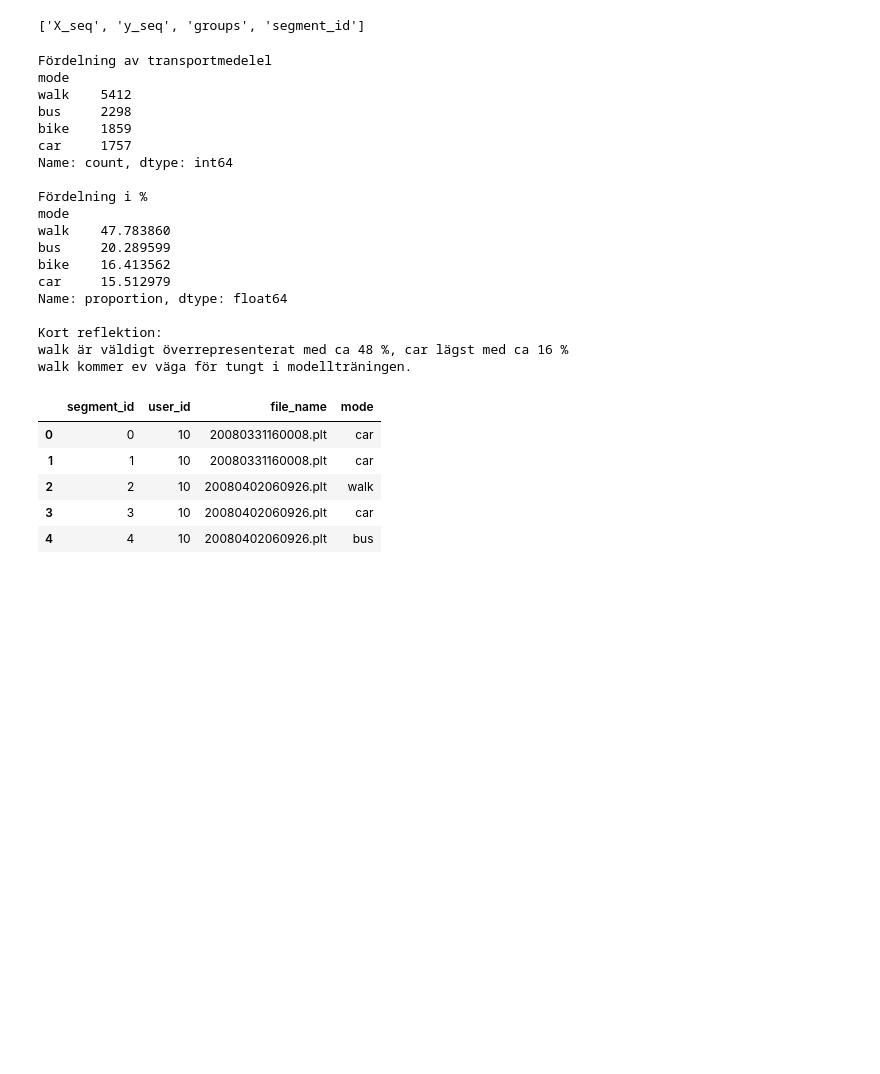
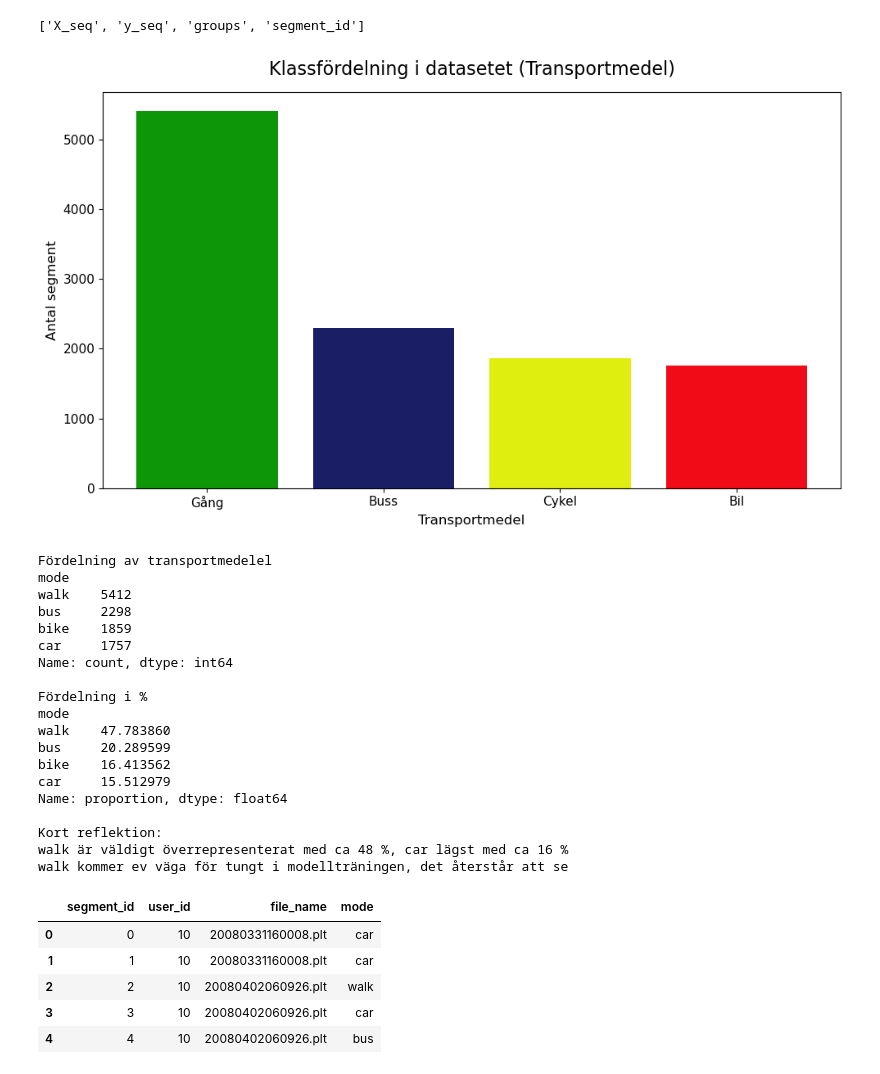
Before and after one commit to phedstroem/Ass2_GIK2JX_Group7, a Jupyter notebook: Ass2_GIK2JX_GROUP7.ipynb, the cells around one changed output. Cells and saved outputs as stored; diff of their text form; code cells hidden in the pictures; blank space fills up the shorter version.

```diff
--- a/Ass2_GIK2JX_GROUP7.ipynb
+++ b/Ass2_GIK2JX_GROUP7.ipynb
@@ -14,27 +13,58 @@ print(sequence.files)
 # %% [output]
 ['X_seq', 'y_seq', 'groups', 'segment_id']
 # %%
+# Importer
+import matplotlib.pyplot as plt
+import seaborn as sns
+
 # Läs in csv-filen features för att utforska.
 df_features = pd.read_csv('data/segment_features.csv', sep=None, engine='python')
 
-# Visa de första raderna så man får en överblick
-df_features.head()
-print()
+# Bar chart över klassfördelningen
 
-# Vi kollar hur klassfördelningen ser ut. (mode)
-# Är något transportmedel överrepresenterat?
+# Hämtar fördelningen
+counts = df_features['mode'].value_counts()
+
+# Översätter klasserna till svesnka
+swedish_labels = []
+for eng_name in counts.index:
+    if eng_name == 'walk': swedish_labels.append('Gång')
+    elif eng_name == 'car': swedish_labels.append('Bil')
+    elif eng_name == 'bus': swedish_labels.append('Buss')
+    elif eng_name == 'bike': swedish_labels.append('Cykel')
+    else: swedish_labels.append(str(eng_name)) # Fallback om det är något annat
+
+# Skapar diagrammet
+plt.figure(figsize=(10, 6))
+
+# ritar staplarna med de svenska namnen på X-axeln
+plt.bar(swedish_labels, counts.values, color=["#0E9609", "#1a1f65", "#dfee0e", "#f10b17"])
+
+# Rubriker och etiketter
+plt.title('Klassfördelning i datasetet (Transportmedel)', fontsize=16, pad=15)
+plt.xlabel('Transportmedel', fontsize=12)
+plt.ylabel('Antal segment', fontsize=12)
+
+plt.xticks(fontsize=11)
+plt.yticks(fontsize=11)
+
+plt.tight_layout()
+plt.show()
+
+# Vi kollar hur klassfördelningen ser ut mer exakt. (mode)
 print("Fördelning av transportmedelel")
 print(df_features['mode'].value_counts())
 print()
 
 # I procent
 print("Fördelning i %")
 print(df_features['mode'].value_counts(normalize=True) * 100)
 print()
 print("Kort reflektion:")
 print("walk är väldigt överrepresenterat med ca 48 %, car lägst med ca 16 %")
-print("walk kommer ev väga för tungt i modellträningen.")
+print("walk kommer ev väga för tungt i modellträningen, det återstår att se")
 # %% [output]
+[figure, added]
 Fördelning av transportmedelel
 mode
 walk    5412
@@ -53,7 +83,7 @@ Name: proportion, dtype: float64
 
 Kort reflektion:
 walk är väldigt överrepresenterat med ca 48 %, car lägst med ca 16 %
-walk kommer ev väga för tungt i modellträningen.
+walk kommer ev väga för tungt i modellträningen, det återstår att se
 # %%
 # Läs in csv-filen metadata för att utforska.
 df_metadata = pd.read_csv('data/segment_metadata.csv', sep=None, engine='python')
```
Also changed, not shown: parts of 5 cells of this notebook.
